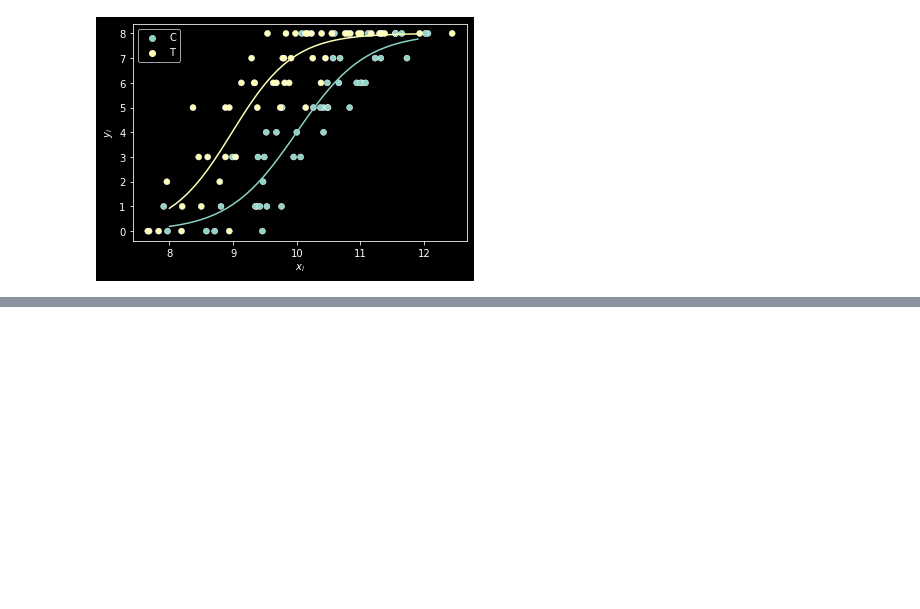
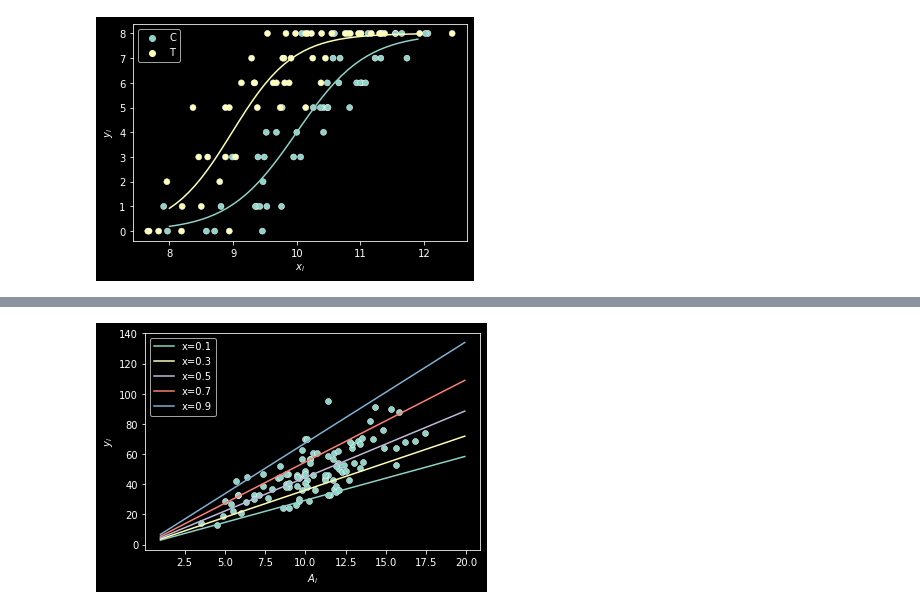
Before and after one commit to kazuogawa/green-book, a Jupyter notebook: chapter6/data6a_describe.ipynb, the cells around one changed output, grey strips where cells are left out. Drawn from its saved outputs; the diff is of its cells as text; code cells hidden in the pictures; blank space fills up the shorter version.

Commit message:
offset項について

```diff
--- a/chapter6/data6a_describe.ipynb
+++ b/chapter6/data6a_describe.ipynb
@@ -413,0 +479,25 @@ $logit(q_i) = -18.5 - 0.06  + (1.85 + 0.216) * x_i = -18.6 + 2.07x_i$
+# %%
+# https://github.com/aviatesk/intro-statistical-modeling/blob/master/data/data6b.csv
+
+data6b = pd.read_csv('../data/data6b.csv')
+fig = plt.figure()
+ax = fig.add_subplot(111)
+sns.scatterplot(x='A', y='y', data=data6b)
+ax.set_xlabel('$A_{i}$')
+ax.set_ylabel('$y_{i}$')
+# offsetは下記のように書く https://ohke.hateblo.jp/entry/2018/02/12/230000
+result = smf.glm(formula='y ~ x', offset=np.log(data6b['A']), data=data6b, family=sm.families.Poisson()).fit()
+# 面積
+a_list = np.arange(1, 20, 0.1)
+# 明るさxが0.1,0.3,0.5,0.7,0.9の時の平均個体数を予測
+x_list = np.arange(0.1, 1, 0.2)
+for x in x_list:
+    data = pd.DataFrame({'A': a_list, 'x': x})
+    value = result.predict(exog = data)
+    # valueには人口密度が入っているので、面積で掛け算してグラフに描画する必要があるため掛けている
+    combine = [x_zip * y_zip for (x_zip, y_zip) in zip(a_list, value)]
+    ax.plot(a_list, combine, label='x={:.1f}'.format(x))
+    ax.legend()
+plt.show()
+# %% [output]
+[figure, added]
```
Also changed, not shown: parts of 2 cells of this notebook.
